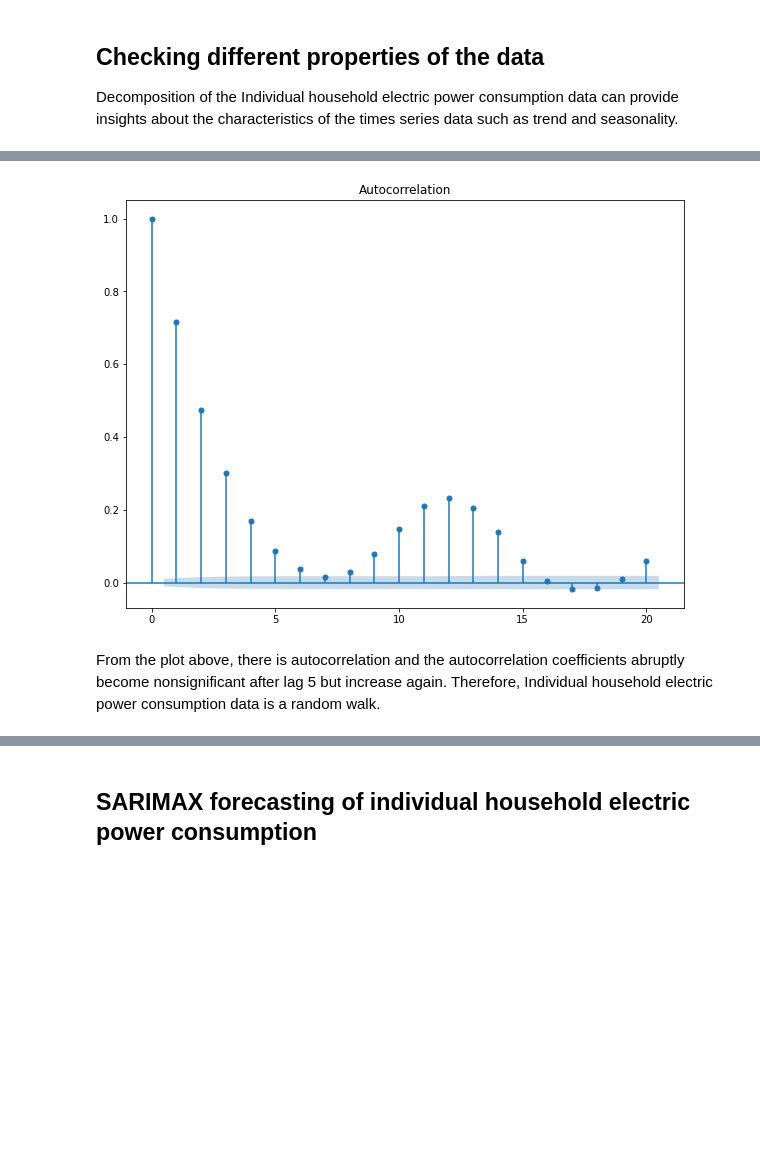
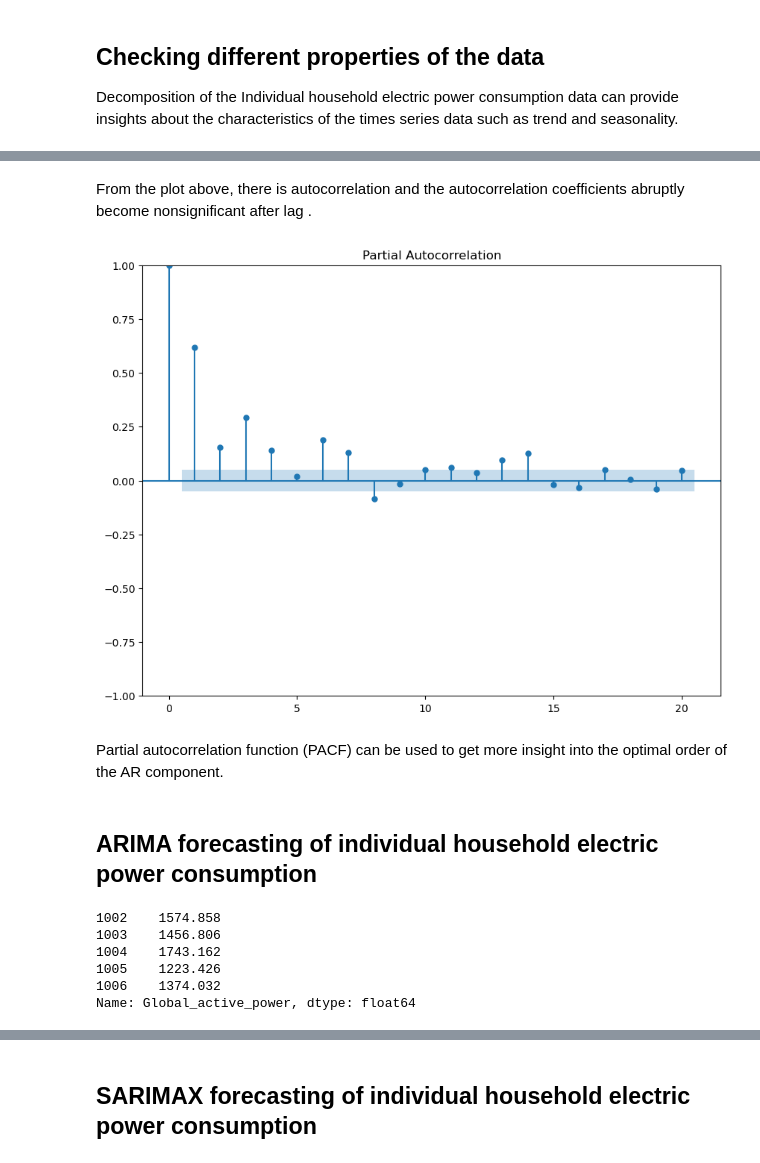
Before and after one commit to LamiaeTaoudi/TimeSeriesProjectPowerConsumption, a Jupyter notebook: IE8990_Time_Series_Project_Part1.ipynb, the cells around one changed output, grey strips where cells are left out. Cells and saved outputs as stored; diff of their text form; code cells hidden in the pictures; blank space fills up the shorter version.

```diff
--- a/IE8990_Time_Series_Project_Part1.ipynb
+++ b/IE8990_Time_Series_Project_Part1.ipynb
@@ -411,8 +504,13 @@ Let's take a look at the autocorrelation plots
+# %% [markdown]
+From the plot above, there is autocorrelation and the autocorrelation coefficients abruptly become nonsignificant after lag .
 # %%
-from statsmodels.graphics.tsaplots import plot_acf
+from statsmodels.graphics.tsaplots import plot_pacf
 
-plot_acf(df['Global_active_power'], lags=20);
+plot_pacf(df['Global_active_power'], lags=20, alpha=0.05)
+plt.show()
 # %% [output]
-[figure, old version]
+[figure, new version]
-# %% [markdown]
-From the plot above, there is autocorrelation and the autocorrelation coefficients abruptly become nonsignificant after lag 5 but increase again. Therefore, Individual household electric power consumption data is a random walk.
+# %% [markdown]
+Partial autocorrelation function (PACF) can be used to get more insight into the optimal order of the AR component.
+# %% [markdown]
+## ARIMA forecasting of individual household electric power consumption
@@ -418,0 +539,9 @@ From the plot above, there is autocorrelation and the autocorrelation coefficien
+# %%
+df['Global_active_power'][:len_Pr1_train].tail()
+# %% [output]
+1002    1574.858
+1003    1456.806
+1004    1743.162
+1005    1223.426
+1006    1374.032
+Name: Global_active_power, dtype: float64
```
Also changed, not shown: parts of 88 cells of this notebook.
